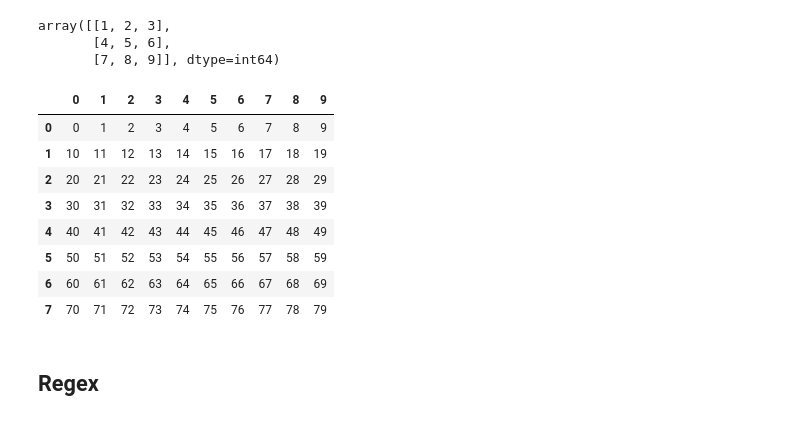
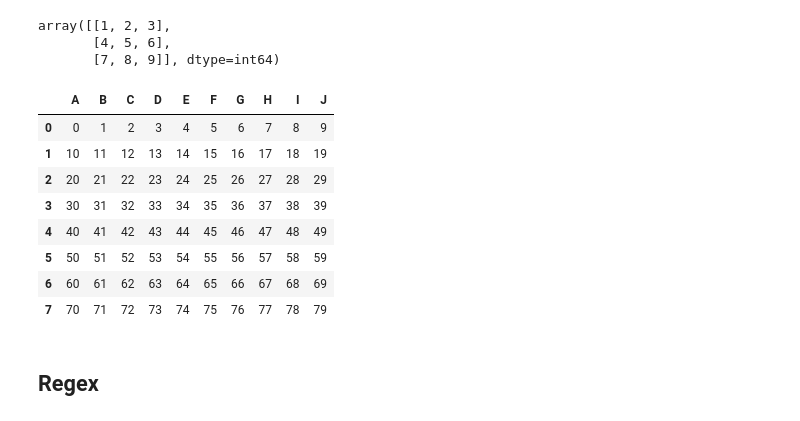
Before and after one commit to Sarmad426/Generative-AI, a Jupyter notebook: 4-pandas/pandas-start.ipynb, the cells around one changed output. Cells and saved outputs as stored; diff of their text form; code cells hidden in the pictures.

Commit message:
Added list method column names

```diff
--- a/4-pandas/pandas-start.ipynb
+++ b/4-pandas/pandas-start.ipynb
@@ -192,14 +192,14 @@ array([[1, 2, 3],
 # %%
 import numpy as np
 from nptyping import NDArray, Shape, Int64
 
 arr : NDArray[Shape['10'],Int64] = np.arange(8*10).reshape(8,10)
 
-table: pd.DataFrame = pd.DataFrame(arr)
+table: pd.DataFrame = pd.DataFrame(arr, columns=list('ABCDEFGHIJ'))
 
 table
 # %% [output]
-|  | 0 | 1 | 2 | 3 | 4 | 5 | 6 | 7 | 8 | 9 |
+|  | A | B | C | D | E | F | G | H | I | J |
 | 0 | 0 | 1 | 2 | 3 | 4 | 5 | 6 | 7 | 8 | 9 |
 | 1 | 10 | 11 | 12 | 13 | 14 | 15 | 16 | 17 | 18 | 19 |
 | 2 | 20 | 21 | 22 | 23 | 24 | 25 | 26 | 27 | 28 | 29 |
```
